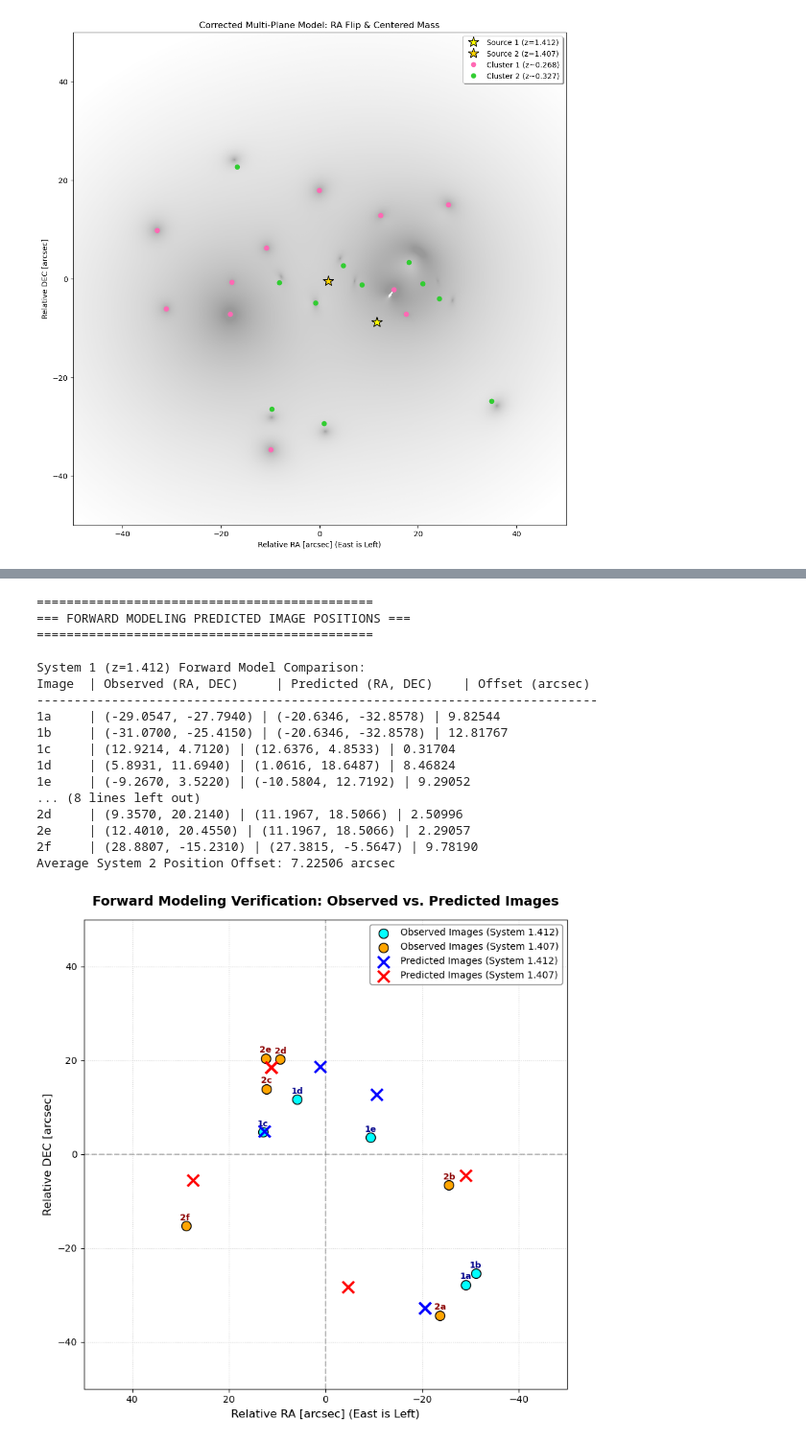
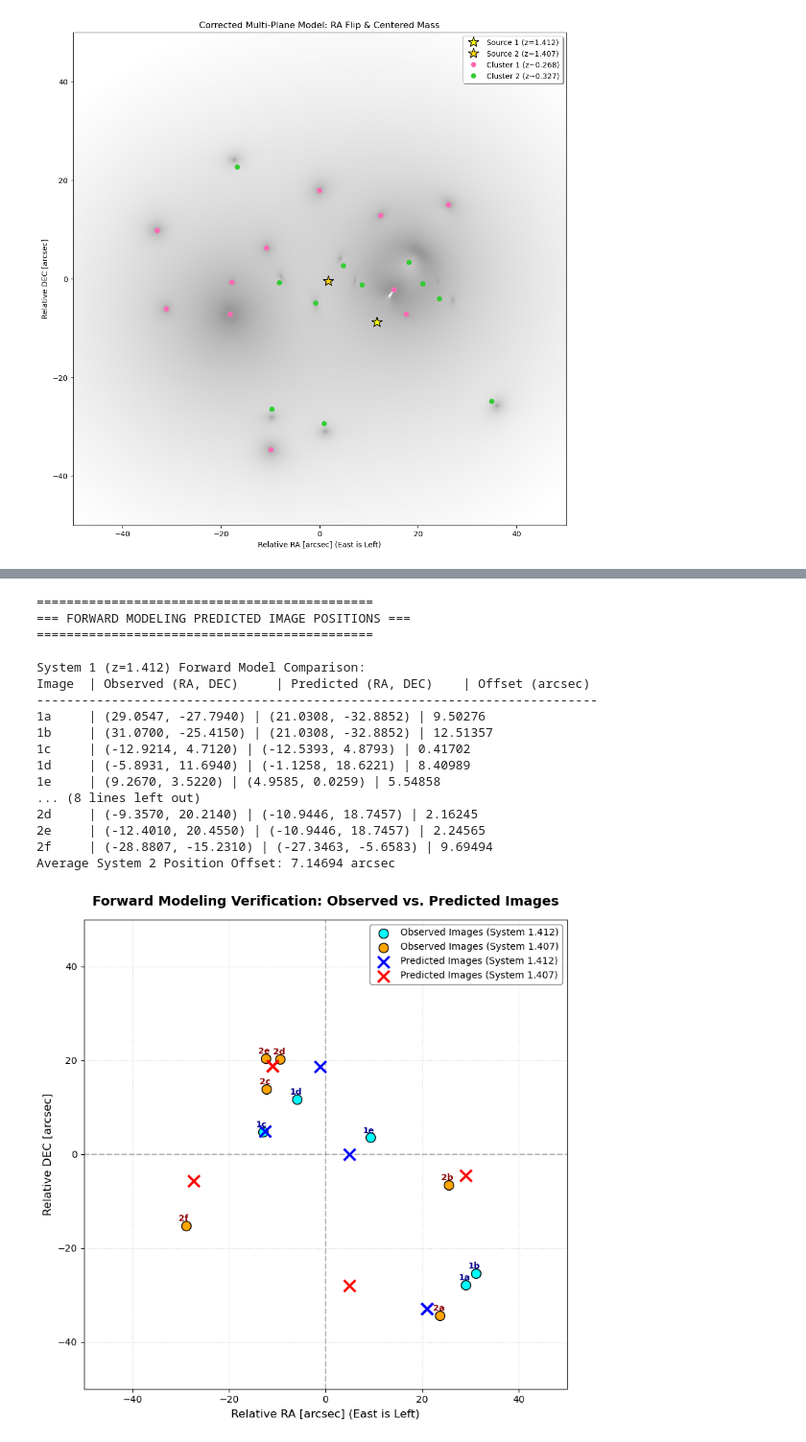
Before and after one commit to julz-tea-scl/Final-Year-Project, a Jupyter notebook: Lensastronomy trial.ipynb, the cells around one changed output, grey strips where cells are left out. Shown at 96% size. Drawn from its saved outputs; the diff is of its cells as text; code cells hidden in the pictures.

```diff
--- a/Lensastronomy trial.ipynb
+++ b/Lensastronomy trial.ipynb
@@ -401,7 +401,9 @@ s2 = pd.read_csv('system_1.407.csv')
 ra_ref, dec_ref = 180.162, -1.451
 
 def to_arcsec(ra, dec):
-    x = (ra - ra_ref) * 3600 * np.cos(np.radians(dec_ref))
+    # Added a negative sign to x to establish a standard right-handed Cartesian grid
+    # (West is now positive x, East is now negative x)
+    x = -(ra - ra_ref) * 3600 * np.cos(np.radians(dec_ref))
     y = (dec - dec_ref) * 3600
     return x, y
 
@@ -412,7 +414,9 @@ x_img2, y_img2 = to_arcsec(s2['RA'], s2['DEC'])
 # 2. SETUP MULTI-PLANE LENS MODEL
 # ===========================================================================
 lens_model_list = ['SERSIC'] * 22
-lens_redshift_list = list(c1['Z']) + list(c2['Z'])
+# Project the 11 galaxies of Cluster 1 and 11 galaxies of Cluster 2 onto their
+# respective mean cluster redshifts of z=0.268 and z=0.327
+lens_redshift_list = [0.268] * len(c1) + [0.327] * len(c2)
 
 lensModel_s1 = LensModel(lens_model_list=lens_model_list, lens_redshift_list=lens_redshift_list, multi_plane=True, z_source=1.412)
 lensModel_s2 = LensModel(lens_model_list=lens_model_list, lens_redshift_list=lens_redshift_list, multi_plane=True, z_source=1.407)
@@ -567,7 +571,7 @@ ax.scatter(np.mean(src2_ra_opt), np.mean(src2_dec_opt), color='gold', marker='*'
 ax.set_xlabel('Relative RA [arcsec] (East is Left)', fontsize=12)
 ax.set_ylabel('Relative DEC [arcsec]', fontsize=12)
 ax.set_title('Corrected Multi-Plane Model: RA Flip & Centered Mass', fontsize=14, fontweight='bold', pad=15)
-ax.set_xlim(limit, -limit)  # FLIP X-AXIS FOR EAST IS LEFT (Positive values on left, negative on right)
+ax.set_xlim(-limit, limit)  # FLIP X-AXIS FOR EAST IS LEFT (Positive values on left, negative on right)
 ax.set_ylim(-limit, limit)
 ax.legend(loc='upper right', frameon=True, facecolor='white', edgecolor='gray', framealpha=0.9, fontsize=10)
 
@@ -599,6 +603,6 @@ Source 2 Residual Spread (arcsec): 9.91485
 # %%
 # ===========================================================================
-# 8. FORWARD MODELING & IMAGE RECONSTRUCTION (UPDATED FOR 6-IMAGE SYSTEM 2)
+# 8. FORWARD MODELING & IMAGE RECONSTRUCTION (RIGHT-HANDED & 6-IMAGE S2)
 # ===========================================================================
 from lenstronomy.LensModel.Solver.lens_equation_solver import LensEquationSolver
 
@@ -608,12 +612,12 @@ print("\n" + "="*45 + "\n=== FORWARD MODELING PREDICTED IMAGE POSITIONS ===\n" +
 source_x1, source_y1 = np.mean(src1_ra_opt), np.mean(src1_dec_opt)
 source_x2, source_y2 = np.mean(src2_ra_opt), np.mean(src2_dec_opt)
 
-# Initialize the LensEquationSolver for both system redshifts [1]
+# Initialize the LensEquationSolver for both system redshifts
 solver1 = LensEquationSolver(lensModel_s1)
 solver2 = LensEquationSolver(lensModel_s2)
 
-# Solve the lens equation to find where the lensed images should appear [1]
-# We use a wide search window (search_window=100) to ensure we capture all images across the 50x50 arcsec field [2].
+# Solve the lens equation to find where the lensed images should appear
+# We use a wide search window (search_window=100) to capture all images across the 50x50 arcsec field.
 pred_x1, pred_y1 = solver1.image_position_from_source(
     source_x1, source_y1, kwargs_lens_opt, search_window=100, x_center=0, y_center=0
 )
@@ -621,7 +625,7 @@ pred_x2, pred_y2 = solver2.image_position_from_source(
     source_x2, source_y2, kwargs_lens_opt, search_window=100, x_center=0, y_center=0
 )
 
-# Helper function to match predicted images to their nearest observed counterpart [3]
+# Helper function to match predicted images to their nearest observed counterpart
 def get_matched_predictions(x_obs, y_obs, x_pred, y_pred):
     matched_x, matched_y = [], []
     for xo, yo in zip(x_obs, y_obs):
@@ -635,7 +639,7 @@ def get_matched_predictions(x_obs, y_obs, x_pred, y_pred):
 matched_x1, matched_y1 = get_matched_predictions(x_img1, y_img1, pred_x1, pred_y1)
 matched_x2, matched_y2 = get_matched_predictions(x_img2, y_img2, pred_x2, pred_y2)
 
-# Calculate astrometric offsets (residuals) between predictions and observed data [4]
+# Calculate astrometric offsets (residuals) between predictions and observed data
 residuals1 = np.sqrt((matched_x1 - x_img1)**2 + (matched_y1 - y_img1)**2)
 residuals2 = np.sqrt((matched_x2 - x_img2)**2 + (matched_y2 - y_img2)**2)
 
@@ -650,61 +654,60 @@ print(f"Average System 1 Position Offset: {np.mean(residuals1):.5f} arcsec")
 print("\nSystem 2 (z=1.407) Forward Model Comparison:")
 print(f"{'Image':<6} | {'Observed (RA, DEC)':<22} | {'Predicted (RA, DEC)':<22} | {'Offset (arcsec)':<15}")
 print("-" * 75)
-for i, name in enumerate(['2a', '2b', '2c', '2d', '2e', '2f']):  # Added '2f'
+for i, name in enumerate(['2a', '2b', '2c', '2d', '2e', '2f']):  # Includes 2f
     print(f"{name:<6} | ({x_img2[i]:.4f}, {y_img2[i]:.4f}) | ({matched_x2[i]:.4f}, {matched_y2[i]:.4f}) | {residuals2[i]:.5f}")
 print(f"Average System 2 Position Offset: {np.mean(residuals2):.5f} arcsec")
 
 
 # ===========================================================================
-# 9. GRAPHICAL COMPARISON OF OBSERVED VS. PREDICTED IMAGES (UPDATED FOR 6 IMAGES)
+# 9. GRAPHICAL COMPARISON OF OBSERVED VS. PREDICTED IMAGES (RIGHT-HANDED)
 # ===========================================================================
-# Set up publication-quality plot using Matplotlib [5, 6]
 fig, ax = plt.subplots(figsize=(8, 8))
 
-# 1. Plot observed lensed images (cyan & orange solid circles) [7]
+# 1. Plot observed lensed images (cyan & orange solid circles)
 ax.scatter(x_img1, y_img1, color='cyan', marker='o', s=100, edgecolors='black', label='Observed Images (System 1.412)', zorder=3)
 ax.scatter(x_img2, y_img2, color='orange', marker='o', s=100, edgecolors='black', label='Observed Images (System 1.407)', zorder=3)
 
-# 2. Plot forward modeled predicted images (blue & red crosses) [7]
+# 2. Plot forward modeled predicted images (blue & red crosses)
 ax.scatter(matched_x1, matched_y1, color='blue', marker='x', s=150, linewidths=2.5, label='Predicted Images (System 1.412)', zorder=4)
 ax.scatter(matched_x2, matched_y2, color='red', marker='x', s=150, linewidths=2.5, label='Predicted Images (System 1.407)', zorder=4)
 
-# 3. Add text labels to observed points [7]
+# 3. Add text labels (Offsetting RA to the left/negative direction to prevent overlapping)
 for i, name in enumerate(['1a', '1b', '1c', '1d', '1e']):
-    ax.text(x_img1[i] + 1.2, y_img1[i] + 1.2, name, fontsize=9, fontweight='bold', color='darkblue')
-for i, name in enumerate(['2a', '2b', '2c', '2d', '2e', '2f']):  # Added '2f'
-    ax.text(x_img2[i] + 1.2, y_img2[i] + 1.2, name, fontsize=9, fontweight='bold', color='darkred')
+    ax.text(x_img1[i] - 1.5, y_img1[i] + 1.0, name, fontsize=9, fontweight='bold', color='darkblue')
+for i, name in enumerate(['2a', '2b', '2c', '2d', '2e', '2f']):
+    ax.text(x_img2[i] - 1.5, y_img2[i] + 1.0, name, fontsize=9, fontweight='bold', color='darkred')
 
-# Match the coordinate and orientation configurations of output.png
+# Style configurations
 ax.set_xlabel('Relative RA [arcsec] (East is Left)', fontsize=12)
 ax.set_ylabel('Relative DEC [arcsec]', fontsize=12)
 ax.set_title('Forward Modeling Verification: Observed vs. Predicted Images', fontsize=14, fontweight='bold', pad=15)
-ax.set_xlim(limit, -limit)  # Flip x-axis to maintain East is Left convention
+ax.set_xlim(-limit, limit)  # Fix: Updated to -limit, limit for the right-handed astronomical grid
 ax.set_ylim(-limit, limit)
 ax.axhline(0, color='gray', linestyle='--', alpha=0.5)
 ax.axvline(0, color='gray', linestyle='--', alpha=0.5)
 ax.grid(True, linestyle=':', alpha=0.6)
 ax.legend(loc='upper right', frameon=True, facecolor='white', edgecolor='gray', framealpha=0.9)
 
 plt.tight_layout()
-plt.savefig('forward_model_verification.png', dpi=300) # Save file as PNG [6]
+plt.savefig('forward_model_verification.png', dpi=300)
 plt.show()
 # %% [output]
 =============================================
 === FORWARD MODELING PREDICTED IMAGE POSITIONS ===
 =============================================
 
 System 1 (z=1.412) Forward Model Comparison:
 Image  | Observed (RA, DEC)     | Predicted (RA, DEC)    | Offset (arcsec)
 ---------------------------------------------------------------------------
-1a     | (-29.0547, -27.7940) | (-20.6346, -32.8578) | 9.82544
-1b     | (-31.0700, -25.4150) | (-20.6346, -32.8578) | 12.81767
-1c     | (12.9214, 4.7120) | (12.6376, 4.8533) | 0.31704
-1d     | (5.8931, 11.6940) | (1.0616, 18.6487) | 8.46824
-1e     | (-9.2670, 3.5220) | (-10.5804, 12.7192) | 9.29052
+1a     | (29.0547, -27.7940) | (21.0308, -32.8852) | 9.50276
+1b     | (31.0700, -25.4150) | (21.0308, -32.8852) | 12.51357
+1c     | (-12.9214, 4.7120) | (-12.5393, 4.8793) | 0.41702
+1d     | (-5.8931, 11.6940) | (-1.1258, 18.6221) | 8.40989
+1e     | (9.2670, 3.5220) | (4.9585, 0.0259) | 5.54858
 ... (8 lines left out)
-2d     | (9.3570, 20.2140) | (11.1967, 18.5066) | 2.50996
-2e     | (12.4010, 20.4550) | (11.1967, 18.5066) | 2.29057
-2f     | (28.8807, -15.2310) | (27.3815, -5.5647) | 9.78190
-Average System 2 Position Offset: 7.22506 arcsec
+2d     | (-9.3570, 20.2140) | (-10.9446, 18.7457) | 2.16245
+2e     | (-12.4010, 20.4550) | (-10.9446, 18.7457) | 2.24565
+2f     | (-28.8807, -15.2310) | (-27.3463, -5.6583) | 9.69494
+Average System 2 Position Offset: 7.14694 arcsec
-[figure, old version]
+[figure, new version]
```
Also changed, not shown: parts of 1 cell of this notebook, 2 other files.
